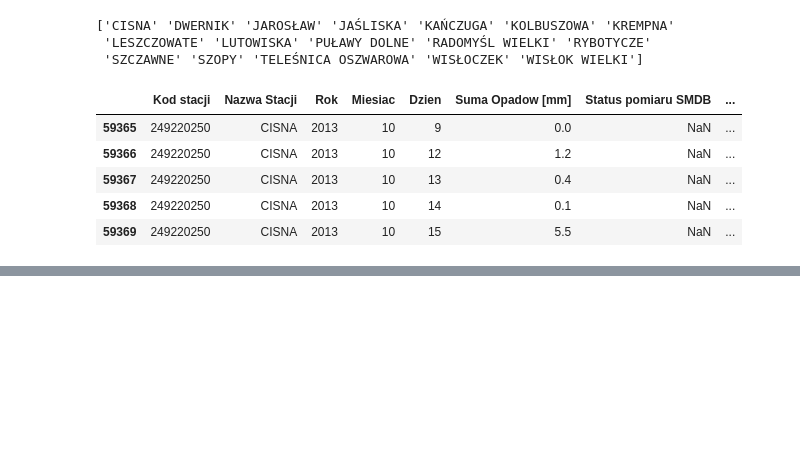
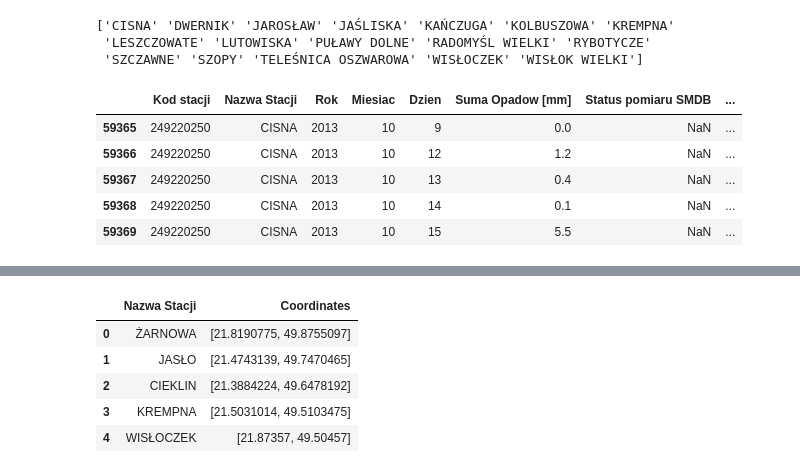
Before and after one commit to barti2115/standardised_precipitation_index, a Jupyter notebook: eda.ipynb, the cells around one changed output, grey strips where cells are left out. Cells and saved outputs as stored; diff of their text form; code cells hidden in the pictures; blank space fills up the shorter version.

```diff
--- a/eda.ipynb
+++ b/eda.ipynb
@@ -493,0 +590,9 @@ spi_adjusted_data_v4.head(500)
+# %%
+data2.head(5)
+# %% [output]
+|  | Nazwa Stacji | Coordinates |
+| 0 | ŻARNOWA | [21.8190775, 49.8755097] |
+| 1 | JASŁO | [21.4743139, 49.7470465] |
+| 2 | CIEKLIN | [21.3884224, 49.6478192] |
+| 3 | KREMPNA | [21.5031014, 49.5103475] |
+| 4 | WISŁOCZEK | [21.87357, 49.50457] |
```
Also changed, not shown: parts of 10 cells of this notebook, 1 other file.
